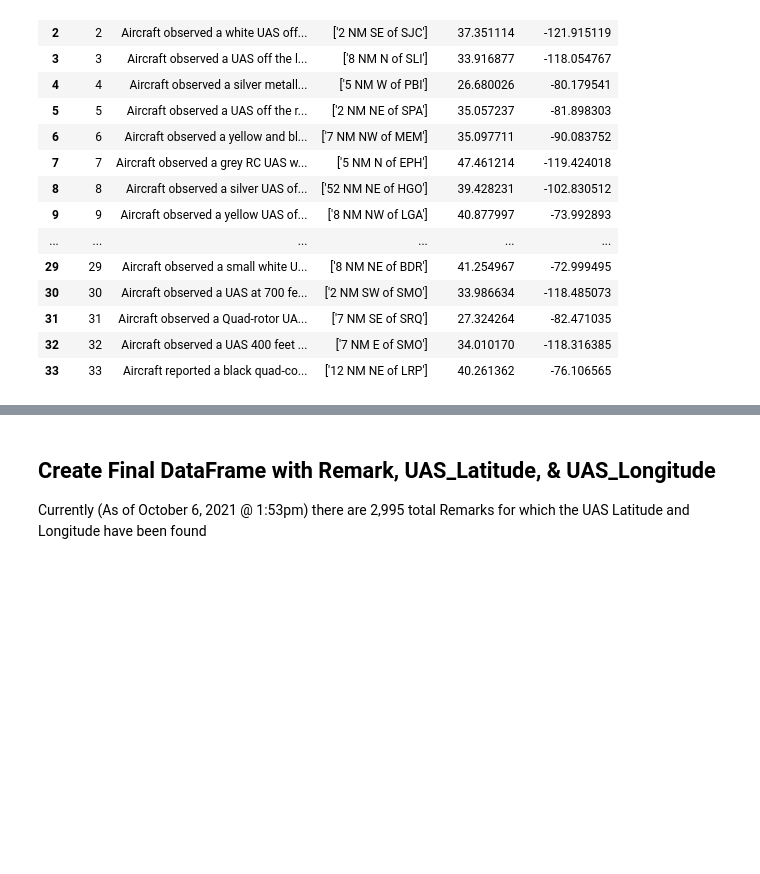
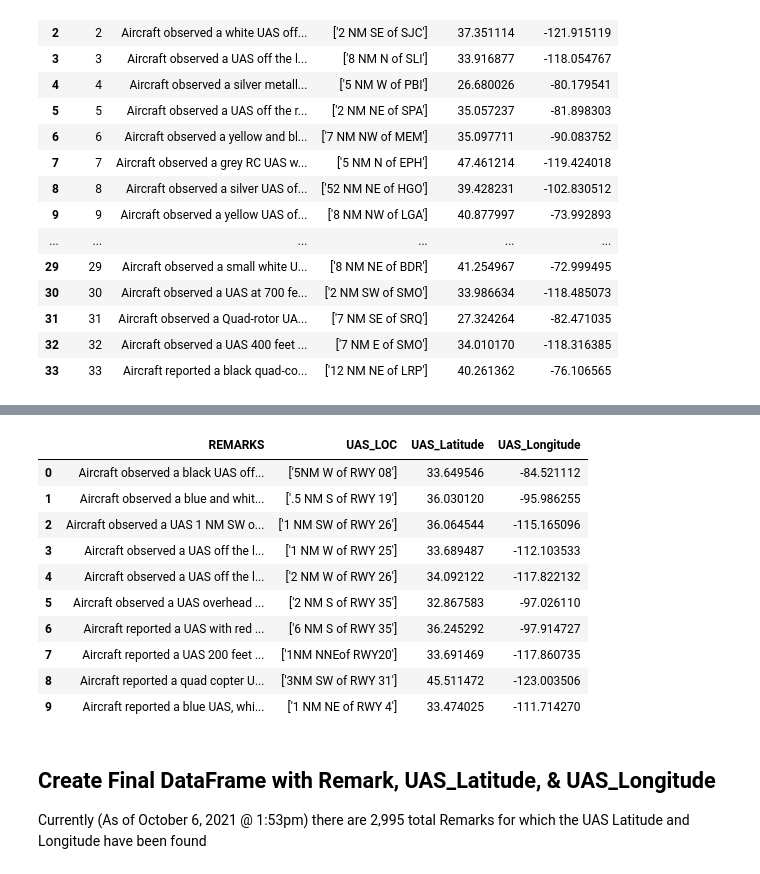
Before and after one commit to LexMG/DAEN690-FAA-UAS, a Jupyter notebook: Completed_UAS_Locations.ipynb, the cells around one changed output, grey strips where cells are left out. Saved outputs shown, nothing was run; the diff lists cells and outputs as text; code cells hidden in the pictures; blank space fills up the shorter version.

```diff
--- a/Completed_UAS_Locations.ipynb
+++ b/Completed_UAS_Locations.ipynb
@@ -232,3 +213,17 @@ nav2
+# %%
+rwy4
+# %% [output]
+|  | REMARKS | UAS_LOC | UAS_Latitude | UAS_Longitude |
+| 0 | Aircraft observed a black UAS off... | ['5NM W of RWY 08'] | 33.649546 | -84.521112 |
+| 1 | Aircraft observed a blue and whit... | ['.5 NM S of RWY 19'] | 36.030120 | -95.986255 |
+| 2 | Aircraft observed a UAS 1 NM SW o... | ['1 NM SW of RWY 26'] | 36.064544 | -115.165096 |
+| 3 | Aircraft observed a UAS off the l... | ['1 NM W of RWY 25'] | 33.689487 | -112.103533 |
+| 4 | Aircraft observed a UAS off the l... | ['2 NM W of RWY 26'] | 34.092122 | -117.822132 |
+| 5 | Aircraft observed a UAS overhead ... | ['2 NM S of RWY 35'] | 32.867583 | -97.026110 |
+| 6 | Aircraft reported a UAS with red ... | ['6 NM S of RWY 35'] | 36.245292 | -97.914727 |
+| 7 | Aircraft reported a UAS 200 feet ... | ['1NM NNEof RWY20'] | 33.691469 | -117.860735 |
+| 8 | Aircraft reported a quad copter U... | ['3NM SW of RWY 31'] | 45.511472 | -123.003506 |
+| 9 | Aircraft reported a blue UAS, whi... | ['1 NM NE of RWY 4'] | 33.474025 | -111.714270 |
 # %% [markdown]
 ## Create Final DataFrame with Remark, UAS_Latitude, & UAS_Longitude
 
```
Also changed, not shown: parts of 26 cells of this notebook.
